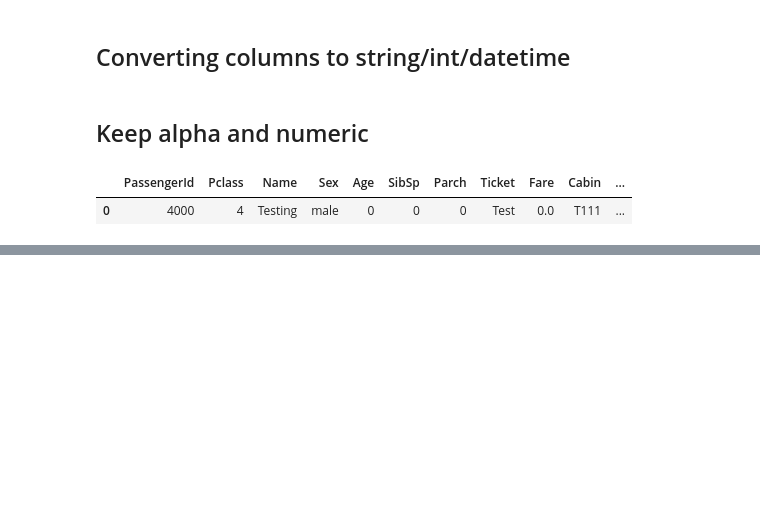
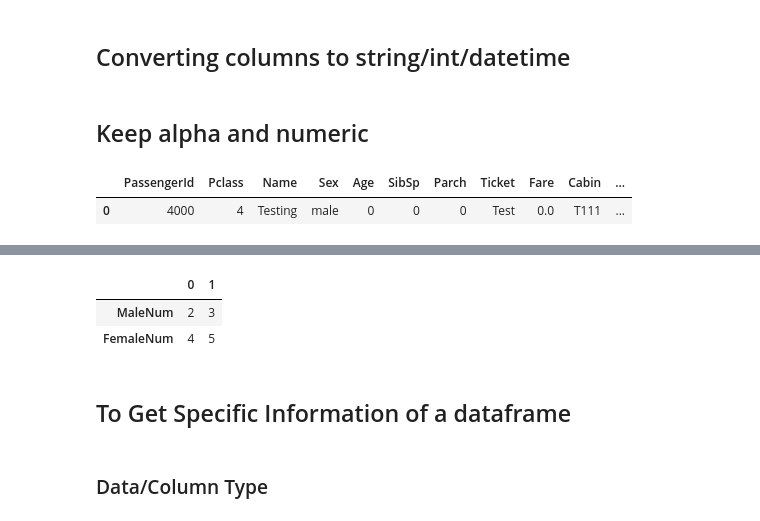
Before and after one commit to cjyi31/Basic-Python-Training, a Jupyter notebook: notebooks/02 Basic Data Cleaning and Manipulation (with Pandas Package).ipynb, the cells around one changed output, grey strips where cells are left out. Cells and saved outputs as stored; diff of their text form; code cells hidden in the pictures; blank space fills up the shorter version.

```diff
--- a/notebooks/02 Basic Data Cleaning and Manipulation (with Pandas Package).ipynb
+++ b/notebooks/02 Basic Data Cleaning and Manipulation (with Pandas Package).ipynb
@@ -372,0 +415,11 @@ testdf
+# %%
+df_T = df.T # or you can also use df.transpose()
+df_T
+# %% [output]
+|  | 0 | 1 |
+| MaleNum | 2 | 3 |
+| FemaleNum | 4 | 5 |
+# %% [markdown]
+## To Get Specific Information of a dataframe
+# %% [markdown]
+### Data/Column Type
```
Also changed, not shown: parts of 19 cells of this notebook.
